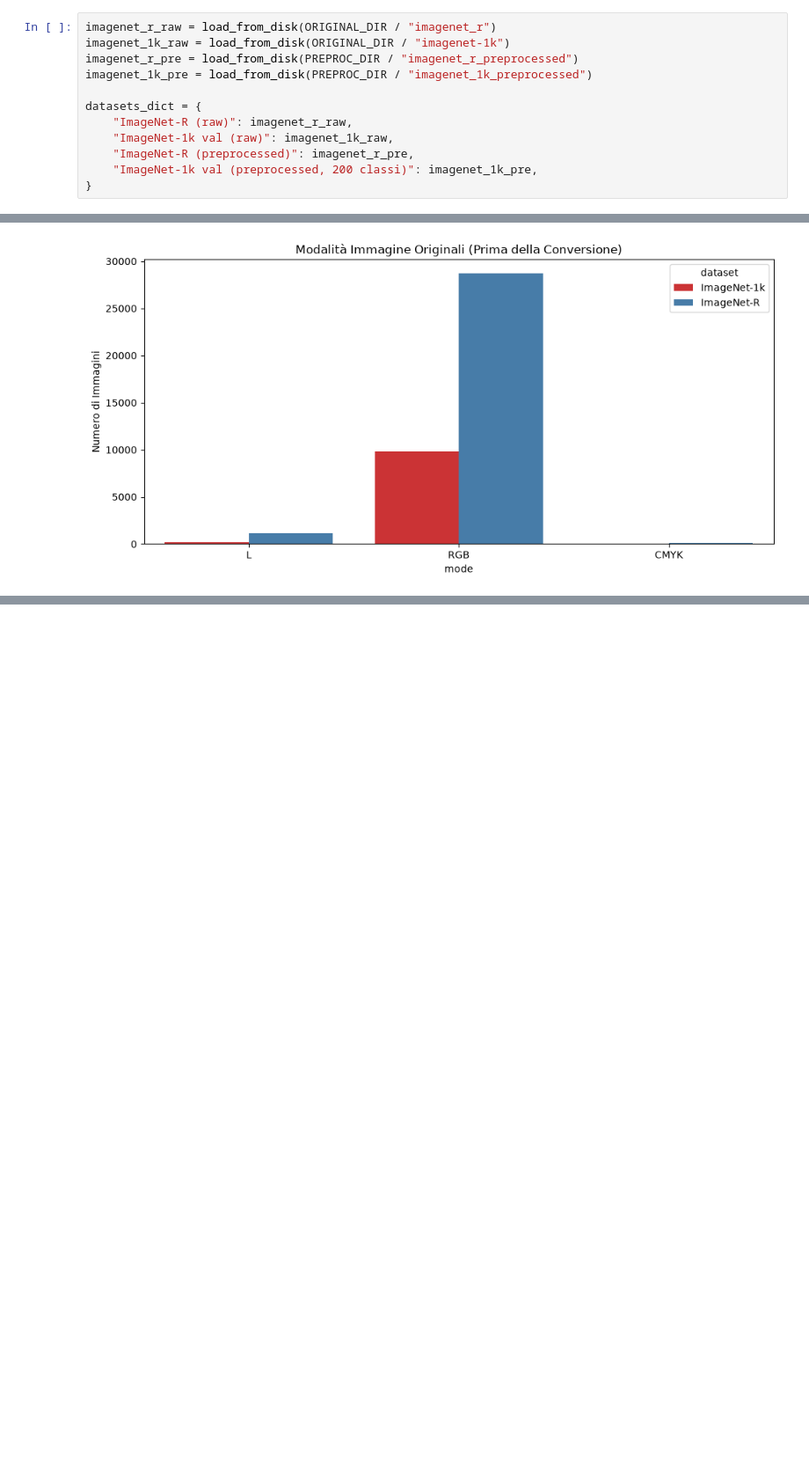
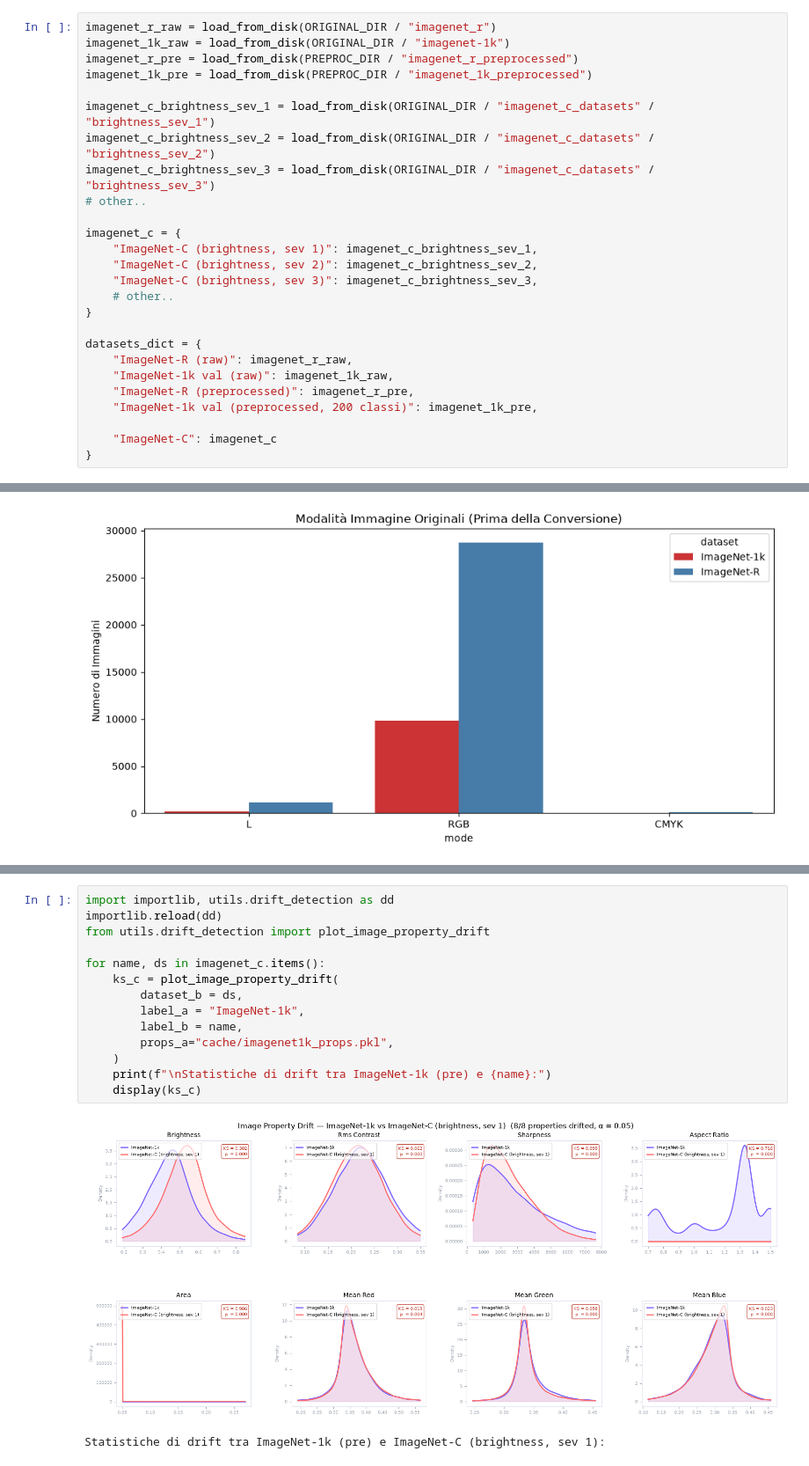
Before and after one commit to spitfire233/DataDrift-Project, a Jupyter notebook: data_analysis/dataset_analysis.ipynb, the cells around one changed output, grey strips where cells are left out. Shown at 88% size. Drawn from its saved outputs; the diff is of its cells as text; blank space fills up the shorter version.

```diff
--- a/data_analysis/dataset_analysis.ipynb
+++ b/data_analysis/dataset_analysis.ipynb
@@ -26,11 +26,25 @@ imagenet_1k_raw = load_from_disk(ORIGINAL_DIR / "imagenet-1k")
 imagenet_r_pre = load_from_disk(PREPROC_DIR / "imagenet_r_preprocessed")
 imagenet_1k_pre = load_from_disk(PREPROC_DIR / "imagenet_1k_preprocessed")
 
+imagenet_c_brightness_sev_1 = load_from_disk(ORIGINAL_DIR / "imagenet_c_datasets" / "brightness_sev_1")
+imagenet_c_brightness_sev_2 = load_from_disk(ORIGINAL_DIR / "imagenet_c_datasets" / "brightness_sev_2")
+imagenet_c_brightness_sev_3 = load_from_disk(ORIGINAL_DIR / "imagenet_c_datasets" / "brightness_sev_3")
+# other..
+
+imagenet_c = {
+    "ImageNet-C (brightness, sev 1)": imagenet_c_brightness_sev_1,
+    "ImageNet-C (brightness, sev 2)": imagenet_c_brightness_sev_2,
+    "ImageNet-C (brightness, sev 3)": imagenet_c_brightness_sev_3,
+    # other..
+}
+
 datasets_dict = {
     "ImageNet-R (raw)": imagenet_r_raw,
     "ImageNet-1k val (raw)": imagenet_1k_raw,
     "ImageNet-R (preprocessed)": imagenet_r_pre,
     "ImageNet-1k val (preprocessed, 200 classi)": imagenet_1k_pre,
+
+    "ImageNet-C": imagenet_c
 }
 # %% [markdown]
 ## Analisi esplorativa
@@ -240,0 +272,17 @@ display(ks_pre)
+# %%
+import importlib, utils.drift_detection as dd
+importlib.reload(dd)
+from utils.drift_detection import plot_image_property_drift
+
+for name, ds in imagenet_c.items():
+    ks_c = plot_image_property_drift(
+        dataset_b = ds,
+        label_a = "ImageNet-1k",
+        label_b = name,
+        props_a="cache/imagenet1k_props.pkl",
+    )
+    print(f"\nStatistiche di drift tra ImageNet-1k (pre) e {name}:")
+    display(ks_c)
+# %% [output]
+[figure, added]
+Statistiche di drift tra ImageNet-1k (pre) e ImageNet-C (brightness, sev 1):
```
Also changed, not shown: parts of 9 cells of this notebook, 2 other files.
